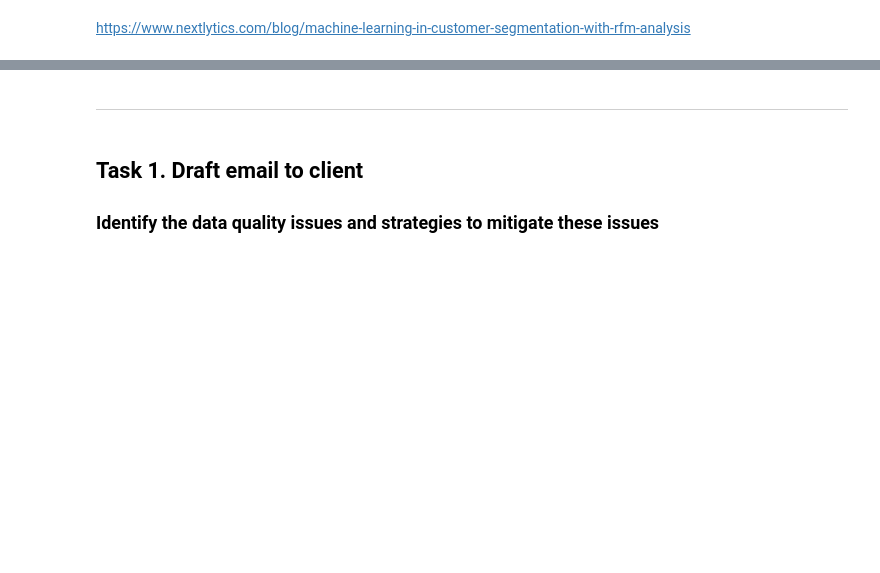
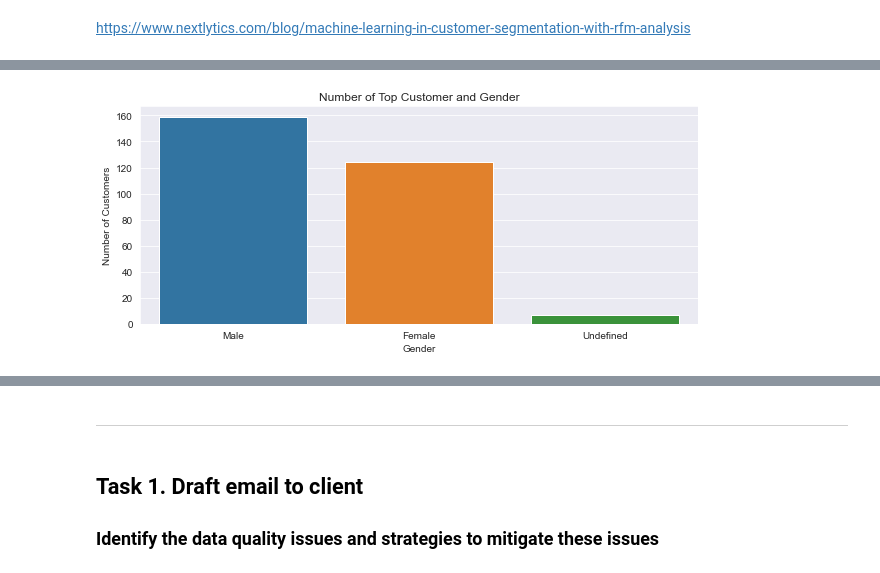
Before and after one commit to npradaschnor/KPMG-Virtual-Internship, a Jupyter notebook: KPMG_virtual_internship.ipynb, the cells around one changed output, grey strips where cells are left out. Drawn from its saved outputs; the diff is of its cells as text; code cells hidden in the pictures; blank space fills up the shorter version.

Commit message:
rfm analysis and customer segmentation

```diff
--- a/KPMG_virtual_internship.ipynb
+++ b/KPMG_virtual_internship.ipynb
@@ -2405,3 +2428,6 @@ R = 1  F 1-2   M 1-2
 <img src="https://i.ibb.co/hyLzdSJ/Blog-Customer-Segmentation-V2-en-2.png" alt="Blog-Customer-Segmentation-V2-en-2" border="0">
 # %% [markdown]
 https://www.nextlytics.com/blog/machine-learning-in-customer-segmentation-with-rfm-analysis
+# %%
+df['customer_group'] = df.apply(lambda x: customers(x['recency_category'], x['frequency_category'],x['monetary_category']), axis=1)
+df.head()
@@ -2407,0 +2451,6 @@ https://www.nextlytics.com/blog/machine-learning-in-customer-segmentation-with-r
+# %%
+newDf = df.filter(['customer_id','rfm','customer_group'], axis=1)
+# %%
+customersDf = pd.merge(mergedDf,
+                      newDf,
+                      on='customer_id')
@@ -2407,0 +2473,4 @@ https://www.nextlytics.com/blog/machine-learning-in-customer-segmentation-with-r
+# %%
+top = customersDf[customersDf.customer_group == 'Top']
+
+top
@@ -2407,0 +2505,12 @@ https://www.nextlytics.com/blog/machine-learning-in-customer-segmentation-with-r
+# %%
+
+gender = top.gender.value_counts()
+sns.set_style("darkgrid")
+plt.figure(figsize=(10,4))
+sns.barplot(x=gender.index, y=gender.values)
+plt.title("Number of Top Customers and Gender")
+plt.xlabel("Gender")
+plt.ylabel("Number of Customers")
+plt.show()
+# %% [output]
+[figure, added]
```
Also changed, not shown: parts of 28 cells of this notebook.
